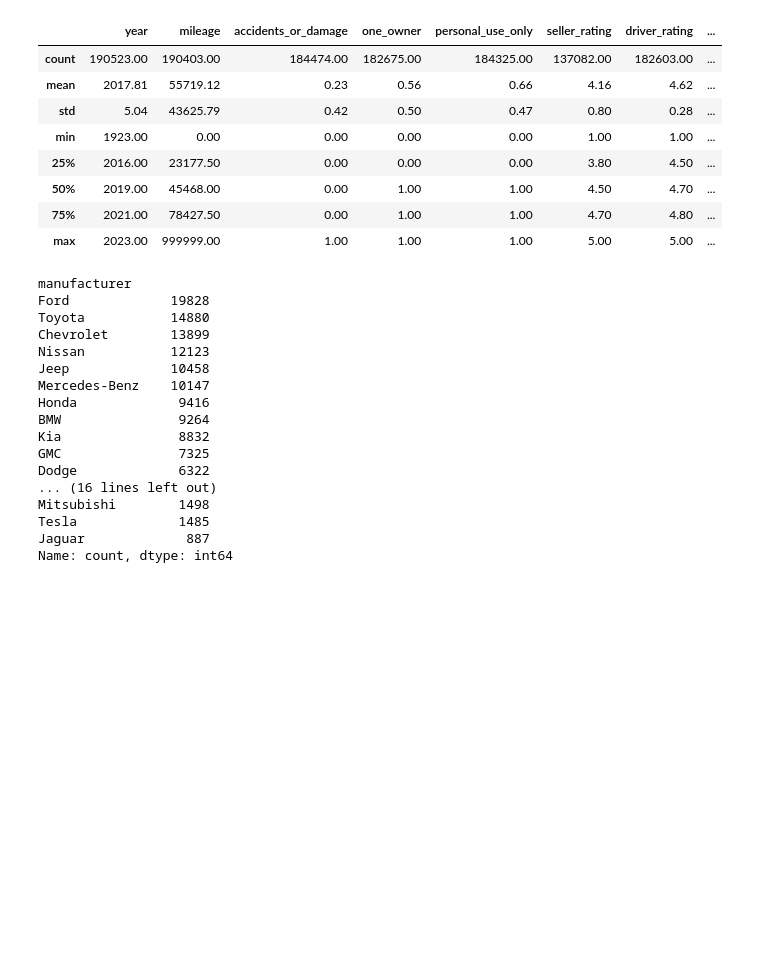
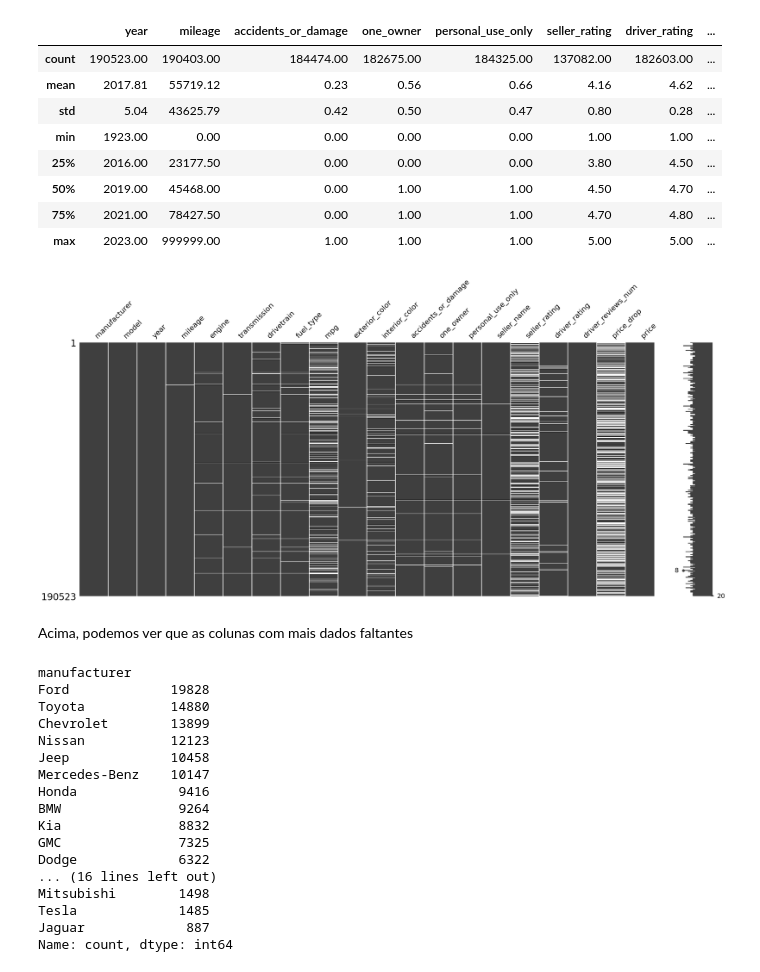
Before and after one commit to BaRobles/Compass_Data_Science, a Jupyter notebook: Sprint-2/Sprint 2.ipynb, the cells around one changed output. Cells and saved outputs as stored; diff of their text form; code cells hidden in the pictures; blank space fills up the shorter version.

Commit message:
analysed missing data

```diff
--- a/Sprint-2/Sprint 2.ipynb
+++ b/Sprint-2/Sprint 2.ipynb
@@ -66,6 +88,14 @@ cars_df.describe()
 | 50% | 2019.00 | 45468.00 | 0.00 | 1.00 | 1.00 | 4.50 | 4.70 | ... |
 | 75% | 2021.00 | 78427.50 | 0.00 | 1.00 | 1.00 | 4.70 | 4.80 | ... |
 | max | 2023.00 | 999999.00 | 1.00 | 1.00 | 1.00 | 5.00 | 5.00 | ... |
+# %%
+import missingno as msno
+msno.matrix(cars_df)
+plt.show()
+# %% [output]
+[figure, added]
+# %% [markdown]
+Acima, podemos ver que as colunas com mais dados faltantes
 # %%
 counts = cars_df['manufacturer'].value_counts()
 counts
```
Also changed, not shown: parts of 5 cells of this notebook.
